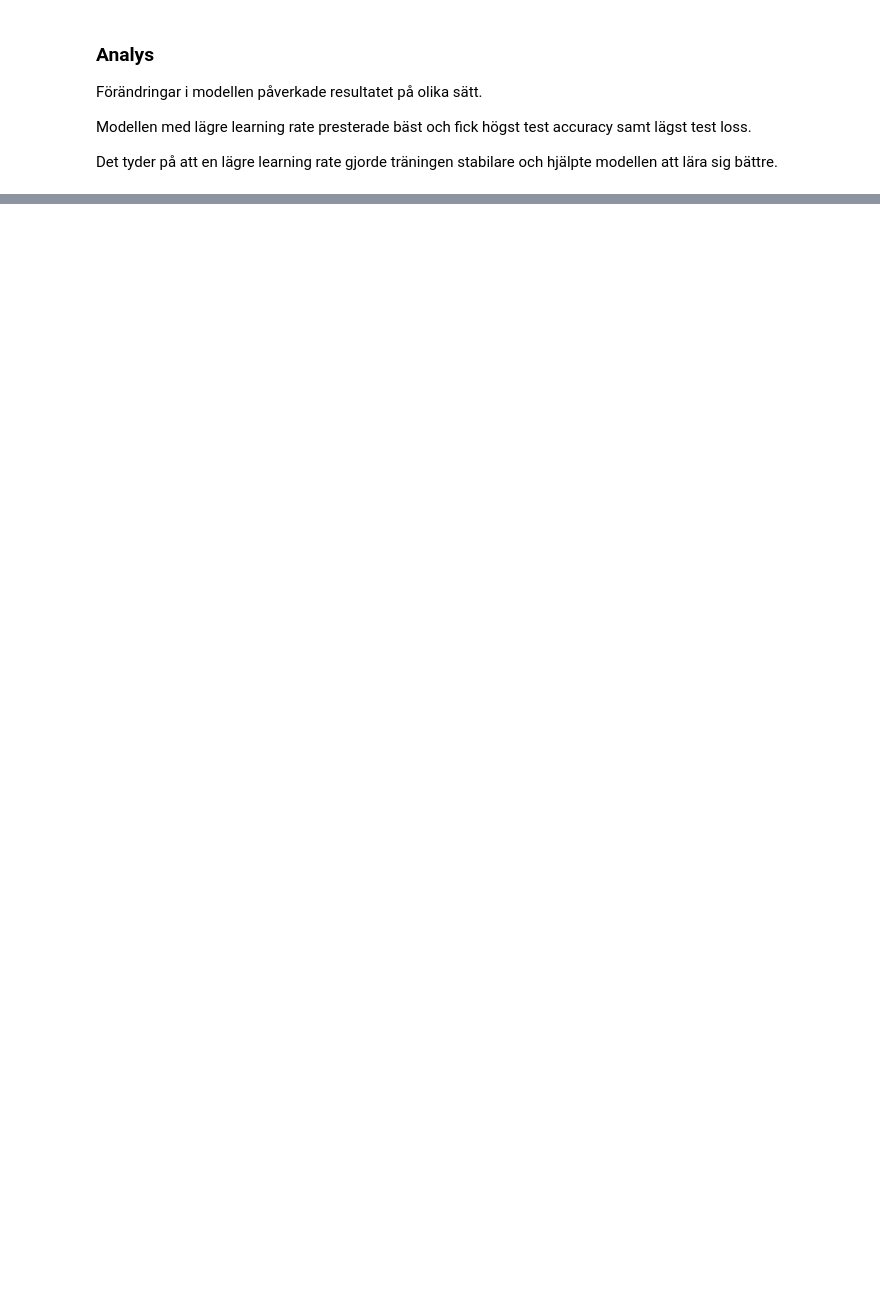
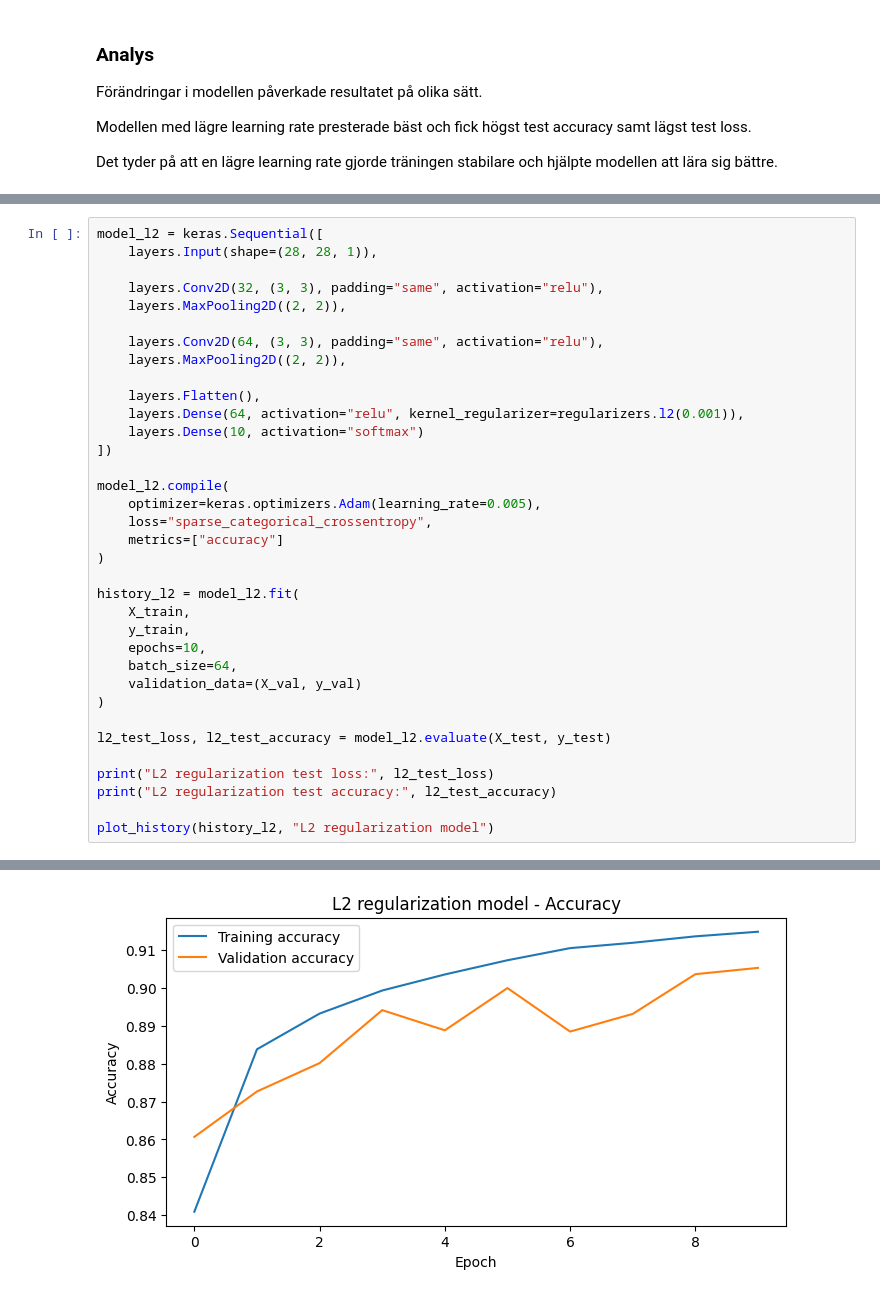
Before and after one commit to KevinCJohansson/Deep_learning, a Jupyter notebook: Notebook.ipynb, the cells around one changed output, grey strips where cells are left out. Saved outputs shown, nothing was run; the diff lists cells and outputs as text; blank space fills up the shorter version.

```diff
--- a/Notebook.ipynb
+++ b/Notebook.ipynb
@@ -627,0 +777,36 @@ Det tyder på att en lägre learning rate gjorde träningen stabilare och hjälp
+# %%
+model_l2 = keras.Sequential([
+    layers.Input(shape=(28, 28, 1)),
+
+    layers.Conv2D(32, (3, 3), padding="same", activation="relu"),
+    layers.MaxPooling2D((2, 2)),
+
+    layers.Conv2D(64, (3, 3), padding="same", activation="relu"),
+    layers.MaxPooling2D((2, 2)),
+
+    layers.Flatten(),
+    layers.Dense(64, activation="relu", kernel_regularizer=regularizers.l2(0.001)),
+    layers.Dense(10, activation="softmax")
+])
+
+model_l2.compile(
+    optimizer=keras.optimizers.Adam(learning_rate=0.005),
+    loss="sparse_categorical_crossentropy",
+    metrics=["accuracy"]
+)
+
+history_l2 = model_l2.fit(
+    X_train,
+    y_train,
+    epochs=10,
+    batch_size=64,
+    validation_data=(X_val, y_val)
+)
+
+l2_test_loss, l2_test_accuracy = model_l2.evaluate(X_test, y_test)
+
+print("L2 regularization test loss:", l2_test_loss)
+print("L2 regularization test accuracy:", l2_test_accuracy)
+
+plot_history(history_l2, "L2 regularization model")
+# %% [output]
@@ -627,0 +830 @@ Det tyder på att en lägre learning rate gjorde träningen stabilare och hjälp
+[figure, added]
```
Also changed, not shown: parts of 20 cells of this notebook, 1 other file.
